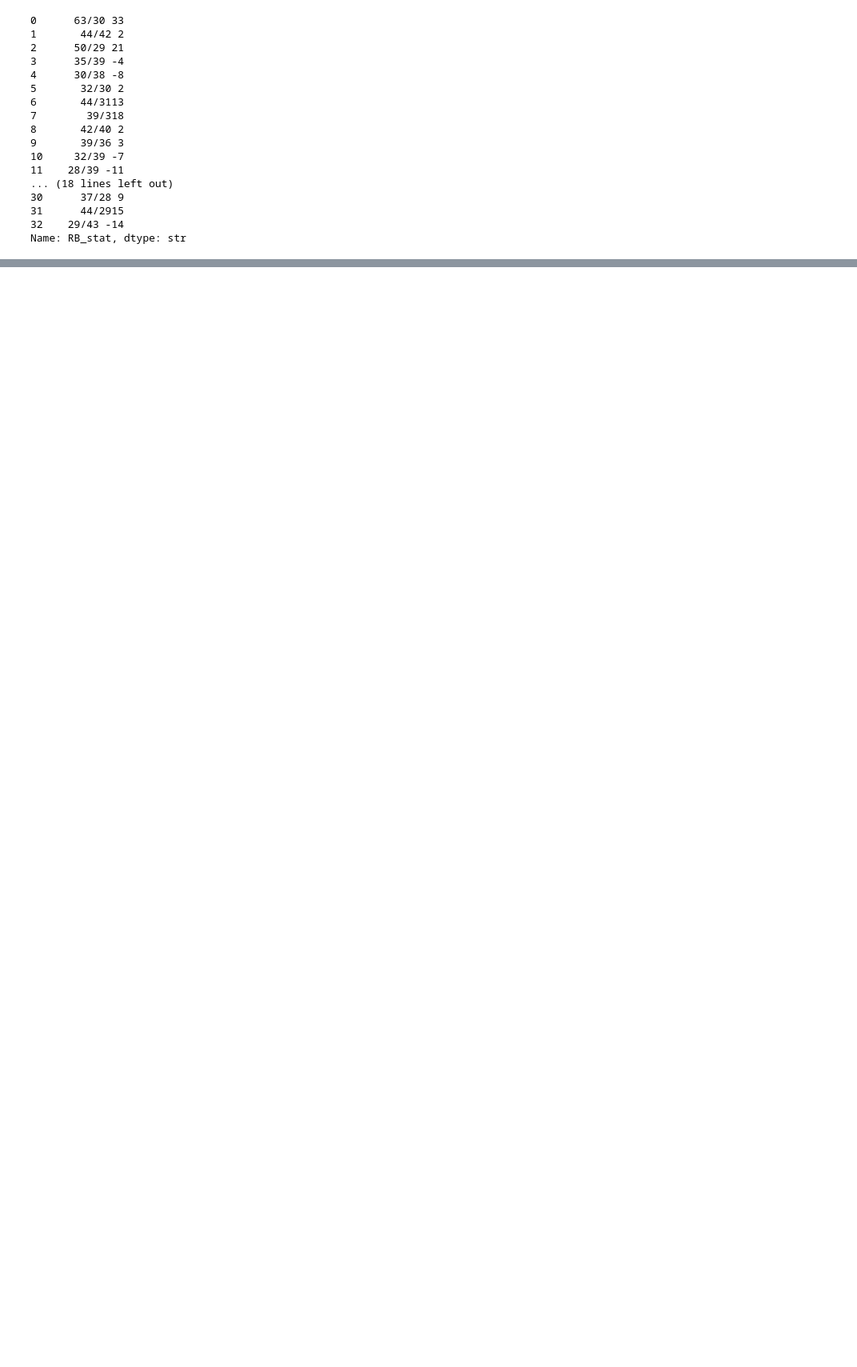
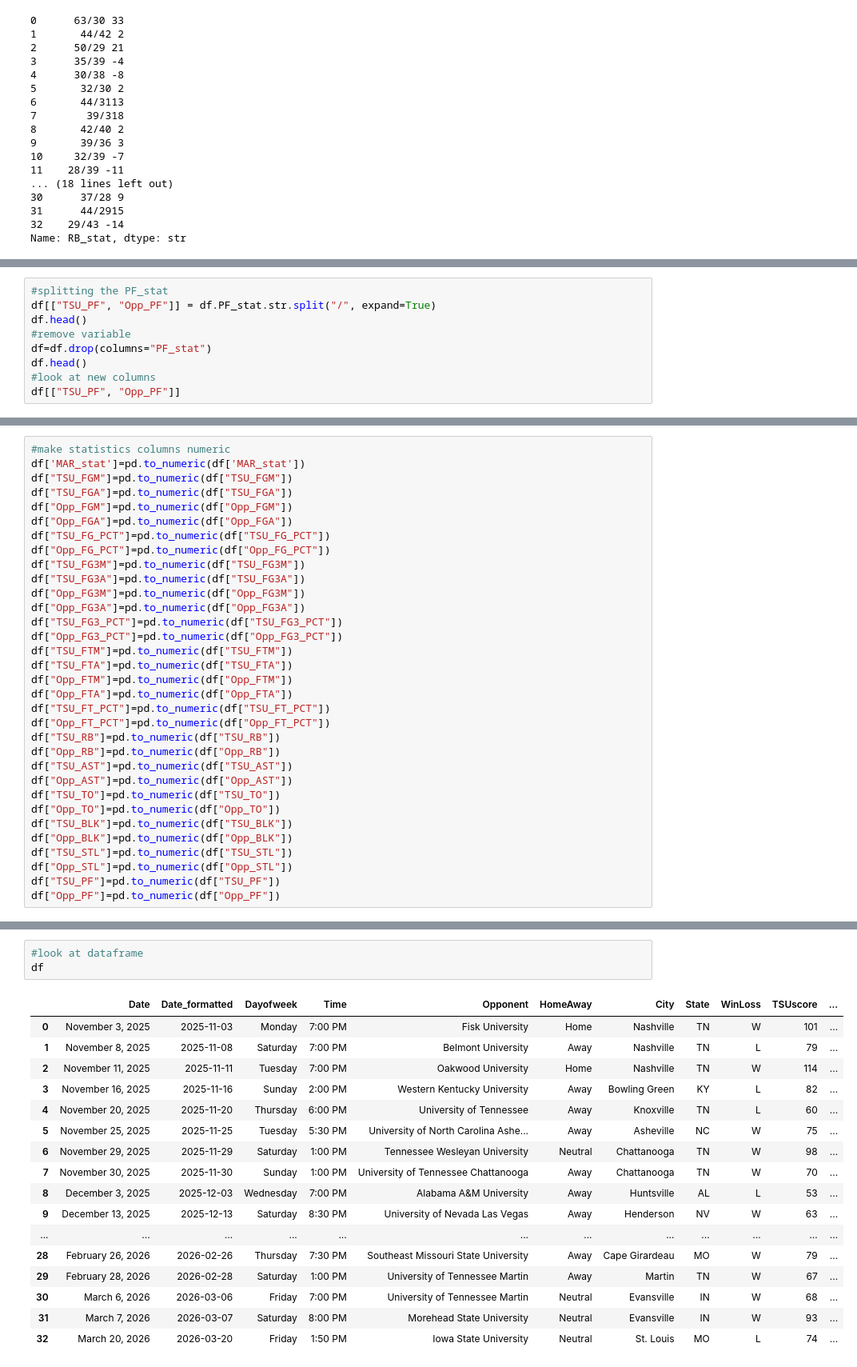
Before and after one commit to e-harrell/TSUBasketball, a Jupyter notebook: initial code.ipynb, the cells around one changed output, grey strips where cells are left out. Shown at 80% size. Saved outputs shown, nothing was run; the diff lists cells and outputs as text; blank space fills up the shorter version.

Commit message:
added code to correct 2 school names, correct missing data in MAR_stat list, split all stats columns, check for missing data, & change stats columns to numeric

```diff
--- a/initial code.ipynb
+++ b/initial code.ipynb
@@ -1568,0 +1800,9 @@ df[["TSU_RB", "Opp_RB"]]
+# %%
+#splitting the PF_stat
+df[["TSU_PF", "Opp_PF"]] = df.PF_stat.str.split("/", expand=True)
+df.head()
+#remove variable
+df=df.drop(columns="PF_stat")
+df.head()
+#look at new columns
+df[["TSU_PF", "Opp_PF"]]
@@ -1568,0 +1878,33 @@ df[["TSU_RB", "Opp_RB"]]
+# %%
+#make statistics columns numeric
+df['MAR_stat']=pd.to_numeric(df['MAR_stat'])
+df["TSU_FGM"]=pd.to_numeric(df["TSU_FGM"])
+df["TSU_FGA"]=pd.to_numeric(df["TSU_FGA"])
+df["Opp_FGM"]=pd.to_numeric(df["Opp_FGM"])
+df["Opp_FGA"]=pd.to_numeric(df["Opp_FGA"])
+df["TSU_FG_PCT"]=pd.to_numeric(df["TSU_FG_PCT"])
+df["Opp_FG_PCT"]=pd.to_numeric(df["Opp_FG_PCT"])
+df["TSU_FG3M"]=pd.to_numeric(df["TSU_FG3M"])
+df["TSU_FG3A"]=pd.to_numeric(df["TSU_FG3A"])
+df["Opp_FG3M"]=pd.to_numeric(df["Opp_FG3M"])
+df["Opp_FG3A"]=pd.to_numeric(df["Opp_FG3A"])
+df["TSU_FG3_PCT"]=pd.to_numeric(df["TSU_FG3_PCT"])
+df["Opp_FG3_PCT"]=pd.to_numeric(df["Opp_FG3_PCT"])
+df["TSU_FTM"]=pd.to_numeric(df["TSU_FTM"])
+df["TSU_FTA"]=pd.to_numeric(df["TSU_FTA"])
+df["Opp_FTM"]=pd.to_numeric(df["Opp_FTM"])
+df["Opp_FTA"]=pd.to_numeric(df["Opp_FTA"])
+df["TSU_FT_PCT"]=pd.to_numeric(df["TSU_FT_PCT"])
+df["Opp_FT_PCT"]=pd.to_numeric(df["Opp_FT_PCT"])
+df["TSU_RB"]=pd.to_numeric(df["TSU_RB"])
+df["Opp_RB"]=pd.to_numeric(df["Opp_RB"])
+df["TSU_AST"]=pd.to_numeric(df["TSU_AST"])
+df["Opp_AST"]=pd.to_numeric(df["Opp_AST"])
+df["TSU_TO"]=pd.to_numeric(df["TSU_TO"])
+df["Opp_TO"]=pd.to_numeric(df["Opp_TO"])
+df["TSU_BLK"]=pd.to_numeric(df["TSU_BLK"])
+df["Opp_BLK"]=pd.to_numeric(df["Opp_BLK"])
+df["TSU_STL"]=pd.to_numeric(df["TSU_STL"])
+df["Opp_STL"]=pd.to_numeric(df["Opp_STL"])
+df["TSU_PF"]=pd.to_numeric(df["TSU_PF"])
+df["Opp_PF"]=pd.to_numeric(df["Opp_PF"])
@@ -1568,0 +1932,21 @@ df[["TSU_RB", "Opp_RB"]]
+# %%
+#look at dataframe
+df
+# %% [output]
+|  | Date | Date_formatted | Dayofweek | Time | Opponent | HomeAway | City | State | WinLoss | TSUscore | ... |
+| 0 | November 3, 2025 | 2025-11-03 | Monday | 7:00 PM | Fisk University | Home | Nashville | TN | W | 101 | ... |
+| 1 | November 8, 2025 | 2025-11-08 | Saturday | 7:00 PM | Belmont University | Away | Nashville | TN | L | 79 | ... |
+| 2 | November 11, 2025 | 2025-11-11 | Tuesday | 7:00 PM | Oakwood University | Home | Nashville | TN | W | 114 | ... |
+| 3 | November 16, 2025 | 2025-11-16 | Sunday | 2:00 PM | Western Kentucky University | Away | Bowling Green | KY | L | 82 | ... |
+| 4 | November 20, 2025 | 2025-11-20 | Thursday | 6:00 PM | University of Tennessee | Away | Knoxville | TN | L | 60 | ... |
+| 5 | November 25, 2025 | 2025-11-25 | Tuesday | 5:30 PM | University of North Carolina Ashe... | Away | Asheville | NC | W | 75 | ... |
+| 6 | November 29, 2025 | 2025-11-29 | Saturday | 1:00 PM | Tennessee Wesleyan University | Neutral | Chattanooga | TN | W | 98 | ... |
+| 7 | November 30, 2025 | 2025-11-30 | Sunday | 1:00 PM | University of Tennessee Chattanooga | Away | Chattanooga | TN | W | 70 | ... |
+| 8 | December 3, 2025 | 2025-12-03 | Wednesday | 7:00 PM | Alabama A&M University | Away | Huntsville | AL | L | 53 | ... |
+| 9 | December 13, 2025 | 2025-12-13 | Saturday | 8:30 PM | University of Nevada Las Vegas | Away | Henderson | NV | W | 63 | ... |
+| ... | ... | ... | ... | ... | ... | ... | ... | ... | ... | ... | ... |
+| 28 | February 26, 2026 | 2026-02-26 | Thursday | 7:30 PM | Southeast Missouri State University | Away | Cape Girardeau | MO | W | 79 | ... |
+| 29 | February 28, 2026 | 2026-02-28 | Saturday | 1:00 PM | University of Tennessee Martin | Away | Martin | TN | W | 67 | ... |
+| 30 | March 6, 2026 | 2026-03-06 | Friday | 7:00 PM | University of Tennessee Martin | Neutral | Evansville | IN | W | 68 | ... |
+| 31 | March 7, 2026 | 2026-03-07 | Saturday | 8:00 PM | Morehead State University | Neutral | Evansville | IN | W | 93 | ... |
+| 32 | March 20, 2026 | 2026-03-20 | Friday | 1:50 PM | Iowa State University | Neutral | St. Louis | MO | L | 74 | ... |
```
Also changed, not shown: parts of 25 cells of this notebook.
